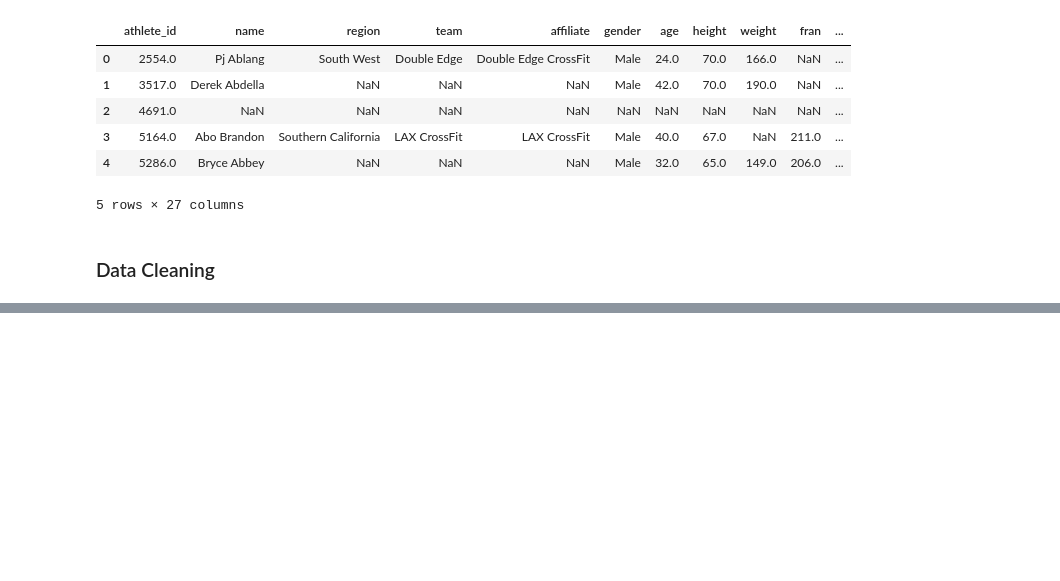
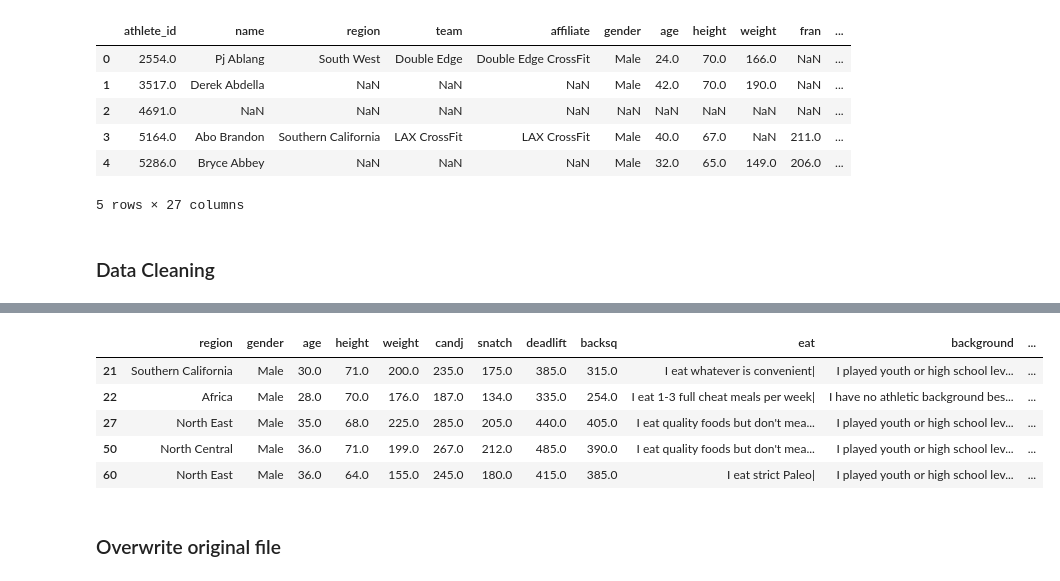
Before and after one commit to lukeschwenke/ML-Ops, a Jupyter notebook: code/data_cleaning.ipynb, the cells around one changed output, grey strips where cells are left out. Drawn from its saved outputs; the diff is of its cells as text; code cells hidden in the pictures; blank space fills up the shorter version.

```diff
--- a/code/data_cleaning.ipynb
+++ b/code/data_cleaning.ipynb
@@ -10,7 +10,7 @@ import sklearn
 from sklearn.model_selection import train_test_split
 #os.getcwd()
 # %%
-v1 = pd.read_csv('./data/athletes.csv')
+v1 = pd.read_csv('../data/athletes.csv')
 v1.head(5)
 # %% [output]
 |  | athlete_id | name | region | team | affiliate | gender | age | height | weight | fran | ... |
@@ -55,4 +52,0 @@ v2= v2.dropna(subset=['background','experience','schedule','howlong','eat'])
-# %%
-# must create total_lift variable
-v1['total_lift'] = v1['candj'] + v1['snatch'] + v1['deadlift'] + v1['backsq']
-v2['total_lift'] = v2['candj'] + v2['snatch'] + v2['deadlift'] + v2['backsq']
@@ -85,0 +53,11 @@ rf_classifier = RandomForestClassifier(n_estimators=100, random_state=42)
+# %%
+v2.head()
+# %% [output]
+|  | region | gender | age | height | weight | candj | snatch | deadlift | backsq | eat | background | ... |
+| 21 | Southern California | Male | 30.0 | 71.0 | 200.0 | 235.0 | 175.0 | 385.0 | 315.0 | I eat whatever is convenient| | I played youth or high school lev... | ... |
+| 22 | Africa | Male | 28.0 | 70.0 | 176.0 | 187.0 | 134.0 | 335.0 | 254.0 | I eat 1-3 full cheat meals per week| | I have no athletic background bes... | ... |
+| 27 | North East | Male | 35.0 | 68.0 | 225.0 | 285.0 | 205.0 | 440.0 | 405.0 | I eat quality foods but don't mea... | I played youth or high school lev... | ... |
+| 50 | North Central | Male | 36.0 | 71.0 | 199.0 | 267.0 | 212.0 | 485.0 | 390.0 | I eat quality foods but don't mea... | I played youth or high school lev... | ... |
+| 60 | North East | Male | 36.0 | 64.0 | 155.0 | 245.0 | 180.0 | 415.0 | 385.0 | I eat strict Paleo| | I played youth or high school lev... | ... |
+# %% [markdown]
+### Overwrite original file
```
Also changed, not shown: parts of 8 cells of this notebook, 3 other files.
